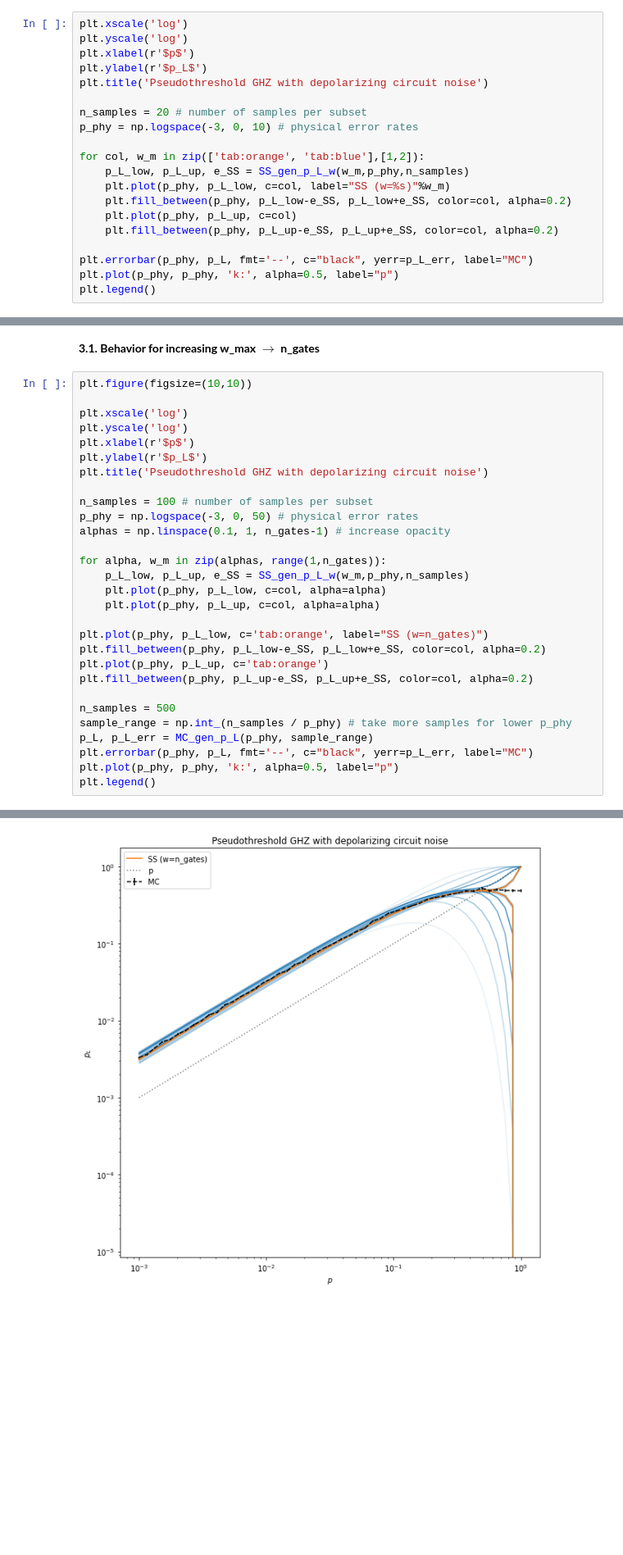
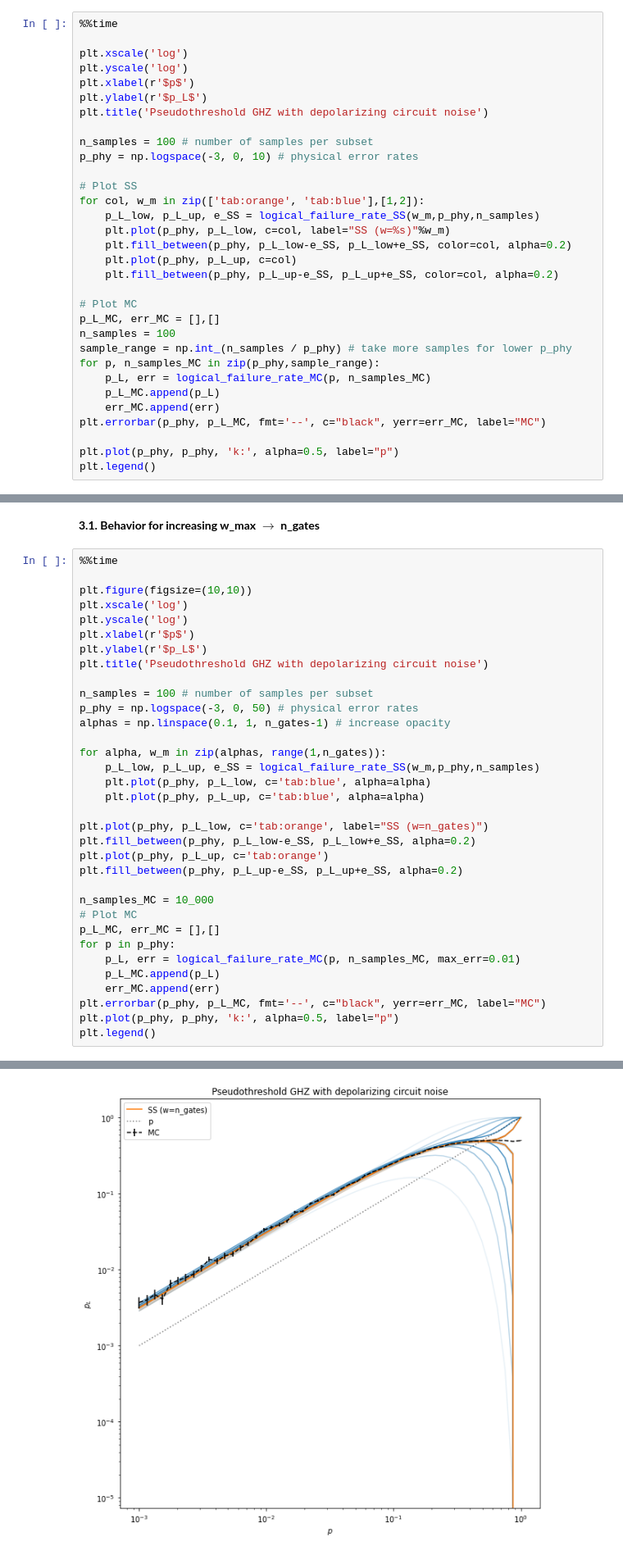
Before and after one commit to dpwinter/PECOS_WS_solutions, a Jupyter notebook: subset_sampling.ipynb, the cells around one changed output, grey strips where cells are left out. Shown at 82% size. Drawn from its saved outputs; the diff is of its cells as text; blank space fills up the shorter version.

```diff
--- a/subset_sampling.ipynb
+++ b/subset_sampling.ipynb
@@ -155,23 +246,35 @@ Wall time: 706 ms
 # %% [markdown]
 **3. Comparison plot**
 # %%
+%%time
+
 plt.xscale('log')
 plt.yscale('log')
 plt.xlabel(r'$p$')
 plt.ylabel(r'$p_L$')
 plt.title('Pseudothreshold GHZ with depolarizing circuit noise')
 
-n_samples = 20 # number of samples per subset
+n_samples = 100 # number of samples per subset
 p_phy = np.logspace(-3, 0, 10) # physical error rates
 
+# Plot SS
 for col, w_m in zip(['tab:orange', 'tab:blue'],[1,2]):
-    p_L_low, p_L_up, e_SS = SS_gen_p_L_w(w_m,p_phy,n_samples)
+    p_L_low, p_L_up, e_SS = logical_failure_rate_SS(w_m,p_phy,n_samples)
     plt.plot(p_phy, p_L_low, c=col, label="SS (w=%s)"%w_m)
     plt.fill_between(p_phy, p_L_low-e_SS, p_L_low+e_SS, color=col, alpha=0.2)
     plt.plot(p_phy, p_L_up, c=col)
     plt.fill_between(p_phy, p_L_up-e_SS, p_L_up+e_SS, color=col, alpha=0.2)
 
-plt.errorbar(p_phy, p_L, fmt='--', c="black", yerr=p_L_err, label="MC")
+# Plot MC
+p_L_MC, err_MC = [],[]
+n_samples = 100
+sample_range = np.int_(n_samples / p_phy) # take more samples for lower p_phy
+for p, n_samples_MC in zip(p_phy,sample_range):
+    p_L, err = logical_failure_rate_MC(p, n_samples_MC)
+    p_L_MC.append(p_L)
+    err_MC.append(err)
+plt.errorbar(p_phy, p_L_MC, fmt='--', c="black", yerr=err_MC, label="MC")
+
 plt.plot(p_phy, p_phy, 'k:', alpha=0.5, label="p")
 plt.legend()
 # %% [output]
@@ -180,8 +285,9 @@ plt.legend()
 # %% [markdown]
 **3.1. Behavior for increasing w_max $\rightarrow$ n_gates**
 # %%
+%%time
+
 plt.figure(figsize=(10,10))
-
 plt.xscale('log')
 plt.yscale('log')
 plt.xlabel(r'$p$')
@@ -193,19 +299,23 @@ p_phy = np.logspace(-3, 0, 50) # physical error rates
 alphas = np.linspace(0.1, 1, n_gates-1) # increase opacity
 
 for alpha, w_m in zip(alphas, range(1,n_gates)):
-    p_L_low, p_L_up, e_SS = SS_gen_p_L_w(w_m,p_phy,n_samples)
-    plt.plot(p_phy, p_L_low, c=col, alpha=alpha)
-    plt.plot(p_phy, p_L_up, c=col, alpha=alpha)
+    p_L_low, p_L_up, e_SS = logical_failure_rate_SS(w_m,p_phy,n_samples)
+    plt.plot(p_phy, p_L_low, c='tab:blue', alpha=alpha)
+    plt.plot(p_phy, p_L_up, c='tab:blue', alpha=alpha)
 
 plt.plot(p_phy, p_L_low, c='tab:orange', label="SS (w=n_gates)")
-plt.fill_between(p_phy, p_L_low-e_SS, p_L_low+e_SS, color=col, alpha=0.2)
+plt.fill_between(p_phy, p_L_low-e_SS, p_L_low+e_SS, alpha=0.2)
 plt.plot(p_phy, p_L_up, c='tab:orange')
-plt.fill_between(p_phy, p_L_up-e_SS, p_L_up+e_SS, color=col, alpha=0.2)
+plt.fill_between(p_phy, p_L_up-e_SS, p_L_up+e_SS, alpha=0.2)
 
-n_samples = 500
-sample_range = np.int_(n_samples / p_phy) # take more samples for lower p_phy
-p_L, p_L_err = MC_gen_p_L(p_phy, sample_range)
-plt.errorbar(p_phy, p_L, fmt='--', c="black", yerr=p_L_err, label="MC")
+n_samples_MC = 10_000
+# Plot MC
+p_L_MC, err_MC = [],[]
+for p in p_phy:
+    p_L, err = logical_failure_rate_MC(p, n_samples_MC, max_err=0.01)
+    p_L_MC.append(p_L)
+    err_MC.append(err)
+plt.errorbar(p_phy, p_L_MC, fmt='--', c="black", yerr=err_MC, label="MC")
 plt.plot(p_phy, p_phy, 'k:', alpha=0.5, label="p")
 plt.legend()
 # %% [output]
@@ -213 +325 @@ plt.legend()
-[figure, old version]
+[figure, new version]
```
Also changed, not shown: parts of 14 cells of this notebook.
